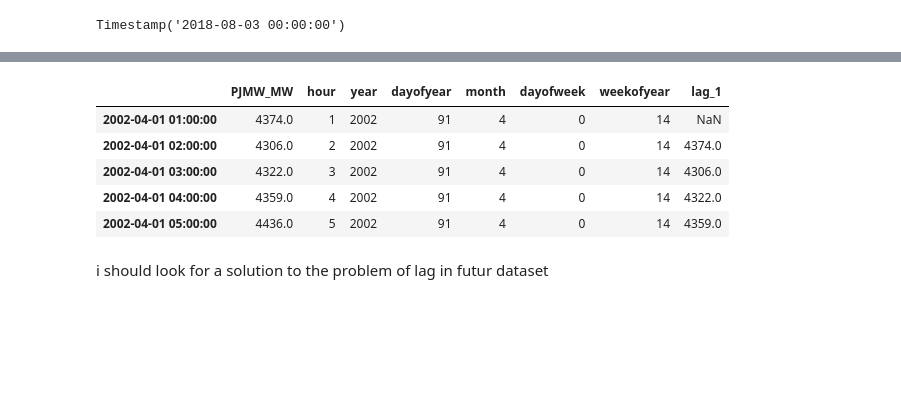
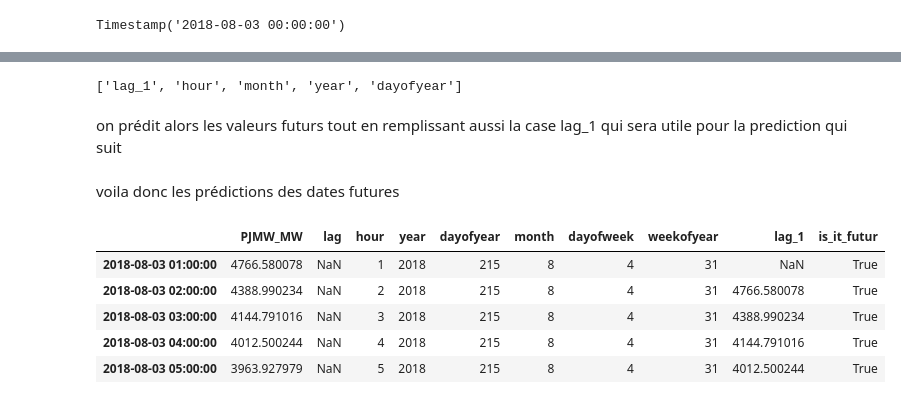
Before and after one commit to zakarya-elmimouni/energy_consumption, a Jupyter notebook: electrical_energy_forcasting1.ipynb, the cells around one changed output, grey strips where cells are left out. Drawn from its saved outputs; the diff is of its cells as text; code cells hidden in the pictures; blank space fills up the shorter version.

Commit message:
add future predictions

```diff
--- a/electrical_energy_forcasting1.ipynb
+++ b/electrical_energy_forcasting1.ipynb
@@ -298,2 +339,0 @@ concat_data.tail()
-# %%
-concat_data=concat_data.drop(columns=['lag'])
@@ -300,11 +342,27 @@ concat_data=concat_data.drop(columns=['lag'])
+# %%
+data_to_predict=concat_data.query('is_it_futur==True')
+# %%
+
+features
+# %% [output]
+['lag_1', 'hour', 'month', 'year', 'dayofyear']
+# %%
+future_database=data_to_predict.copy()
+# %% [markdown]
+on prédit alors les valeurs futurs tout en remplissant aussi la case lag_1 qui sera utile pour la prediction qui suit
+# %%
+for index, row in future_database.iterrows():
+    predicted_value_PMJW=reg.predict(future_database.loc[[index]][features])[0]
+    future_database.loc[index, 'PJMW_MW'] =predicted_value_PMJW
+    future_database=create_features(future_database)
+# %% [markdown]
+voila donc les prédictions des dates futures
 # %%
-concat_data.head()
+future_database.head()
 # %% [output]
-|  | PJMW_MW | hour | year | dayofyear | month | dayofweek | weekofyear | lag_1 |
-| 2002-04-01 01:00:00 | 4374.0 | 1 | 2002 | 91 | 4 | 0 | 14 | NaN |
-| 2002-04-01 02:00:00 | 4306.0 | 2 | 2002 | 91 | 4 | 0 | 14 | 4374.0 |
-| 2002-04-01 03:00:00 | 4322.0 | 3 | 2002 | 91 | 4 | 0 | 14 | 4306.0 |
-| 2002-04-01 04:00:00 | 4359.0 | 4 | 2002 | 91 | 4 | 0 | 14 | 4322.0 |
-| 2002-04-01 05:00:00 | 4436.0 | 5 | 2002 | 91 | 4 | 0 | 14 | 4359.0 |
+|  | PJMW_MW | lag | hour | year | dayofyear | month | dayofweek | weekofyear | lag_1 | is_it_futur |
+| 2018-08-03 01:00:00 | 4766.580078 | NaN | 1 | 2018 | 215 | 8 | 4 | 31 | NaN | True |
+| 2018-08-03 02:00:00 | 4388.990234 | NaN | 2 | 2018 | 215 | 8 | 4 | 31 | 4766.580078 | True |
+| 2018-08-03 03:00:00 | 4144.791016 | NaN | 3 | 2018 | 215 | 8 | 4 | 31 | 4388.990234 | True |
+| 2018-08-03 04:00:00 | 4012.500244 | NaN | 4 | 2018 | 215 | 8 | 4 | 31 | 4144.791016 | True |
+| 2018-08-03 05:00:00 | 3963.927979 | NaN | 5 | 2018 | 215 | 8 | 4 | 31 | 4012.500244 | True |
-# %% [markdown]
-i should look for a solution to the problem of lag in futur dataset
```
Also changed, not shown: parts of 20 cells of this notebook.
